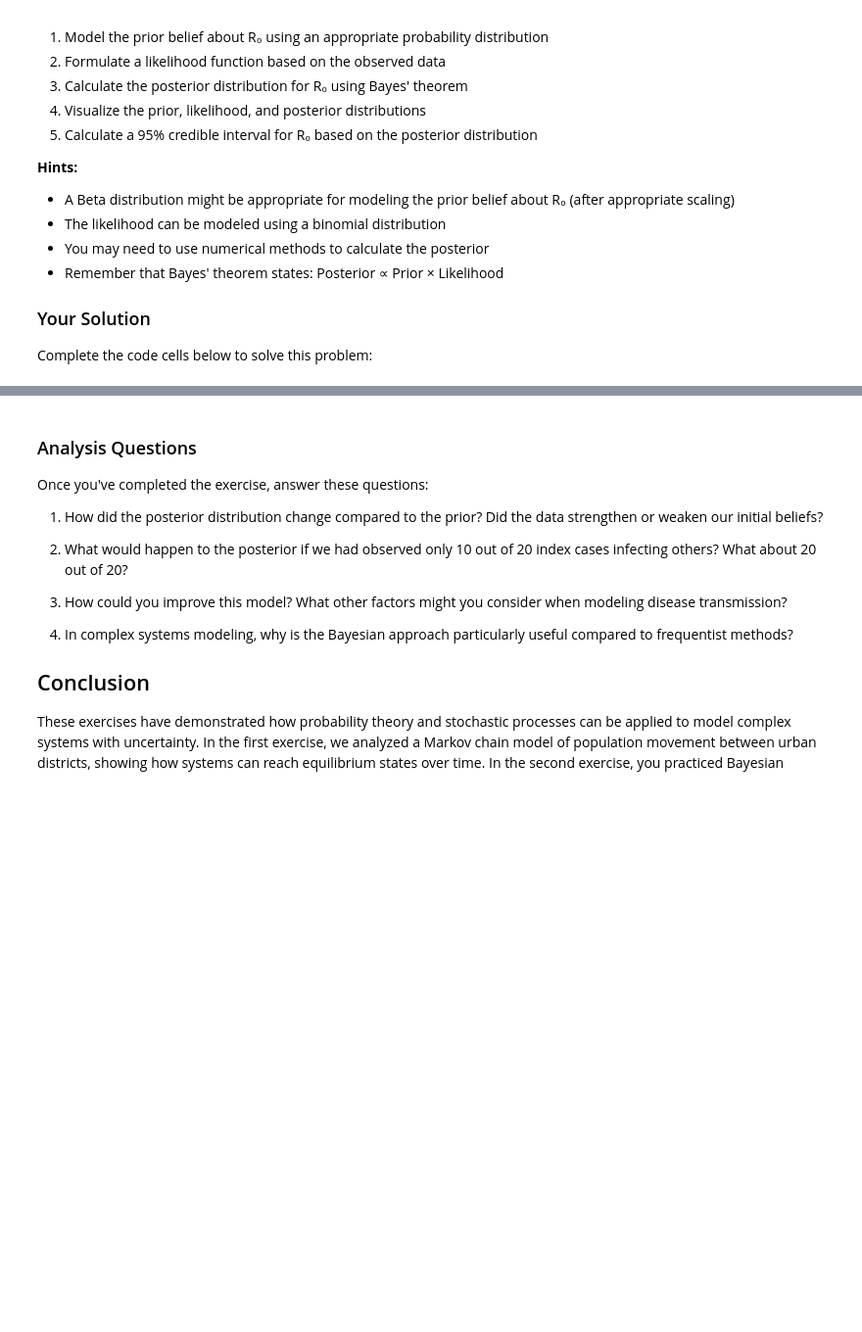
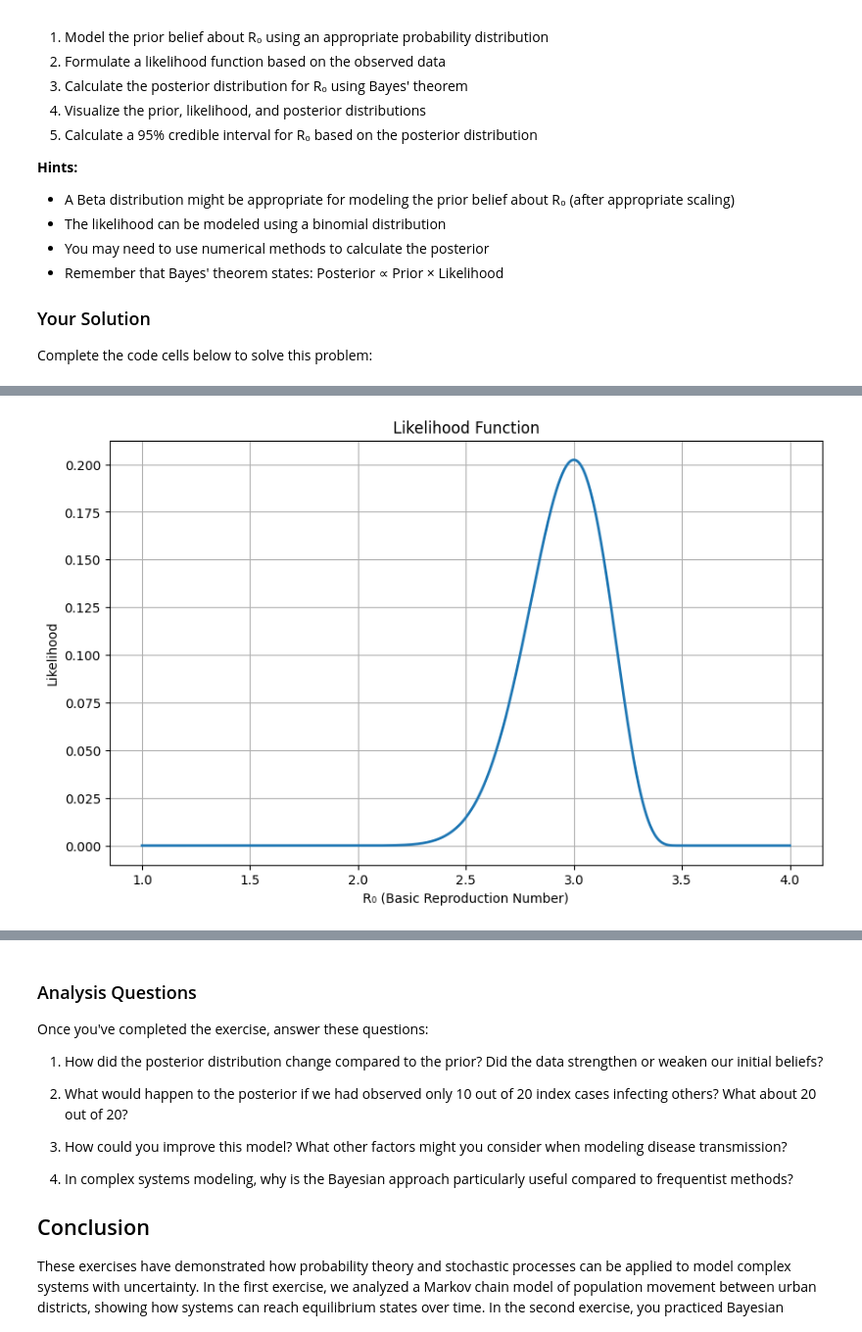
Before and after one commit to SearchingAlpha/mathematical-modelling-and-computer-science, a Jupyter notebook: 2_Mathematical_prerequisites/2.3. Probability Theory.ipynb, the cells around one changed output, grey strips where cells are left out. Shown: that part at 98% size. Saved outputs shown, nothing was run; the diff lists cells and outputs as text; code cells hidden in the pictures; blank space fills up the shorter version.

```diff
--- a/2_Mathematical_prerequisites/2.3. Probability Theory.ipynb
+++ b/2_Mathematical_prerequisites/2.3. Probability Theory.ipynb
@@ -233,17 +269,38 @@ plt.show()
 # %%
+from scipy.special import comb
 # Step 2: Define the likelihood function
 # Given: 15 out of 20 index cases infected at least one other person
 
 # TODO: Calculate the likelihood for each value of R₀
 # Hint: You'll need to relate R₀ to the probability of infection
 # Your code here
+r0_values = np.linspace(1.0, 4.0, 1000)
+def likelihood(r0, n=20, k=15):
+    # Step 1: Map R0 to theta
+    theta = (r0 - 1.5) / 2.0
+
+    # Step 2: Make sure theta is in [0, 1]
+    if theta < 0 or theta > 1:
+        return 0.0
+
+    # Step 3: Binomial coefficient
+    coeff = comb(n, k)
+
+    # Step 4: Compute the likelihood expression
+    likelihood_value = coeff*(theta**k)*(1-theta)**(n-k)  # Can you fill this in?
+
+    return likelihood_value
+
+likelihood_values = np.array([likelihood(r0) for r0 in r0_values])
 
 # Plot the likelihood function
 plt.figure(figsize=(10, 6))
-# Your code here
+plt.plot(r0_values, likelihood_values, lw=2)
 plt.title('Likelihood Function')
 plt.xlabel('R₀ (Basic Reproduction Number)')
 plt.ylabel('Likelihood')
 plt.grid(True)
 plt.show()
+# %% [output]
+[figure, added]
 # %%
```
Also changed, not shown: parts of 7 cells of this notebook.
